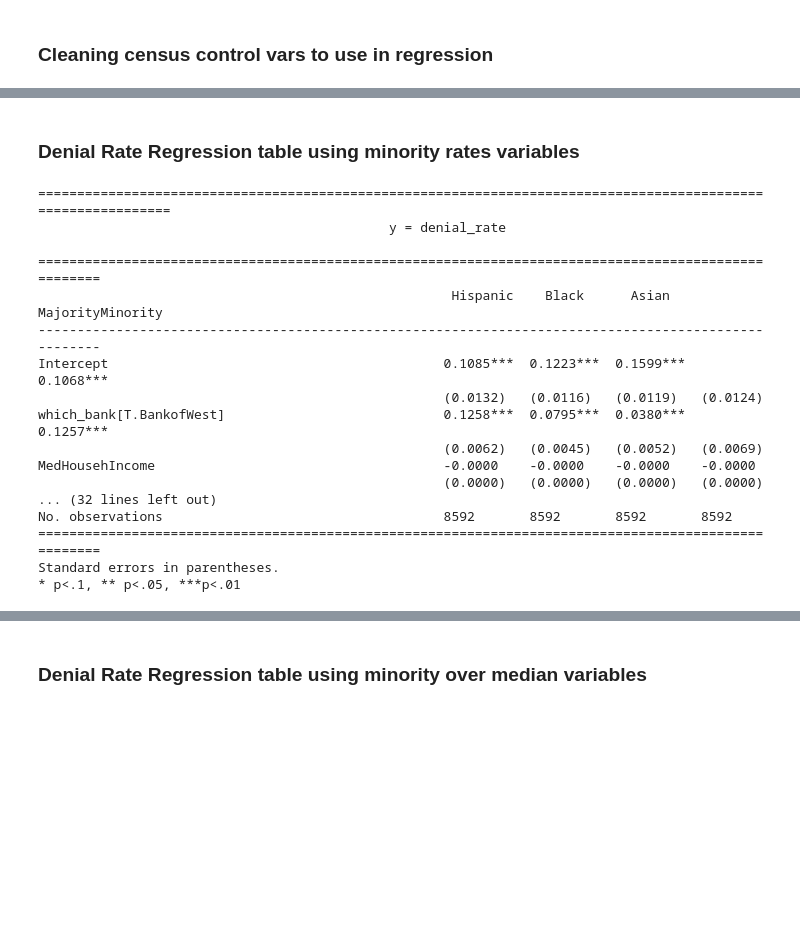
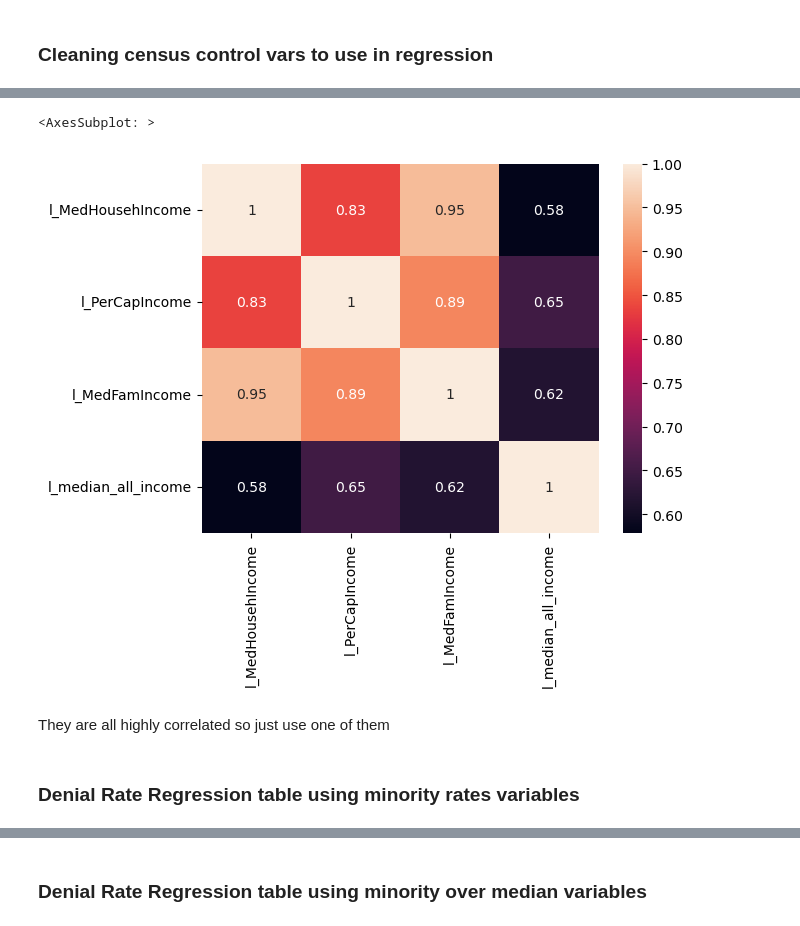
Before and after one commit to LeDataSciFi/FinTech-Capstone-2023, a Jupyter notebook: code/Regressions.ipynb, the cells around one changed output, grey strips where cells are left out. Saved outputs shown, nothing was run; the diff lists cells and outputs as text; code cells hidden in the pictures; blank space fills up the shorter version.

```diff
--- a/code/Regressions.ipynb
+++ b/code/Regressions.ipynb
@@ -149,6 +159,7 @@ bank_tract_full[cols_to_clean].describe()
 bank_tract_full["hisp_rate"].fillna(0, inplace=True)
 bank_tract_full["black_rate"].fillna(0, inplace=True)
 bank_tract_full["asian_rate"].fillna(0, inplace=True)
+bank_tract_full["white_rate"].fillna(0, inplace=True)
 
 #Change the name of the Med.HousehIncome variable
 bank_tract_full.rename(columns={"Med.HousehIncome":"MedHousehIncome", "PerCap.Income" : "PerCapIncome", "Med.FamIncome":"MedFamIncome"}, inplace=True)
@@ -166,3 +179,21 @@ which_bank           18680
 median_all_income    13435
 mean_LTV             13833
 dtype: int64
+# %%
+# Logging census control vars
+bank_tract_full["l_MedHousehIncome"] = np.log(1+bank_tract_full["MedHousehIncome"])
+bank_tract_full["l_PerCapIncome"] = np.log(1+bank_tract_full["PerCapIncome"])
+bank_tract_full["l_MedFamIncome"] = np.log(1+bank_tract_full["MedFamIncome"])
+bank_tract_full["l_median_all_income"] = np.log(1+bank_tract_full["median_all_income"])
+#bank_tract_full["l_RatioIncomeToPovertyLevel"] = np.log(1+bank_tract_full["RatioIncomeToPovertyLevel"])
+
+cols = ["l_MedHousehIncome", "l_PerCapIncome", "l_MedFamIncome", "l_median_all_income"]
+
+# Compute the correlation matrix
+corr_matrix = bank_tract_full[cols].corr()
+sns.heatmap(corr_matrix, annot = True)
+# %% [output]
+<AxesSubplot: >
+[figure, added]
+# %% [markdown]
+They are all highly correlated so just use one of them
@@ -169,57 +204,2 @@ dtype: int64
 # %% [markdown]
 ### Denial Rate Regression table using minority rates variables
-# %%
-census_tract_vars = ["MedHousehIncome", "PerCapIncome", "MedFamIncome"]
-bank_tract_vars = ["median_all_income", "mean_LTV"]
-results = []
-x_vars = ['hisp_rate','black_rate','asian_rate',"major_minority"]
-
-for v in x_vars :
-    formula = f"denial_rate ~ {v} * which_bank + {'+'.join(census_tract_vars)} + {'+'.join(bank_tract_vars)}"
-    #print(formula)
-    results.append(
-        smf.ols(formula,data=bank_tract_full.query("tract_denial_count == 2")).fit()
-    )
-
-# now I'll format an output table
-# I'd like to include extra info in the table (not just coefficients)
-info_dict={'R-squared' : lambda x: f"{x.rsquared:.2f}",
-           'Adj R-squared' : lambda x: f"{x.rsquared_adj:.2f}",
-           'No. observations' : lambda x: f"{int(x.nobs):d}"}
-
-# instead of having a row for each minority vairable, combine into one row, column labels will distinguish
-# create custom variable labels for the variables you want to combine
-varlabels = {v:'High Minority' for v in x_vars}
-
-print('='*110)
-print('                                             y = denial_rate')
-
-# This summary col function combines a bunch of regressions into one nice table
-print(summary_col(results=results,
-                  float_format='%0.4f',
-                  stars = True,
-                  model_names=["Hispanic", "Black", "Asian", "MajorityMinority"],
-                  #varlabels = varlabels,
-                  info_dict=info_dict,
-                  regressor_order=[ 'Intercept', "High Minority", "which_bank[T.BankofWest]", "High Minority:which_bank[T.BankofWest]",
-                                 "MedHousehIncome", "PerCapIncome", "MedFamIncome", "median_all_income", "mean_LTV"]
-                  )
-     )
-# %% [output]
-==============================================================================================================
-                                             y = denial_rate
-
-=====================================================================================================
-                                                     Hispanic    Black      Asian    MajorityMinority
------------------------------------------------------------------------------------------------------
-Intercept                                           0.1085***  0.1223***  0.1599***  0.1068***
-                                                    (0.0132)   (0.0116)   (0.0119)   (0.0124)
-which_bank[T.BankofWest]                            0.1258***  0.0795***  0.0380***  0.1257***
-                                                    (0.0062)   (0.0045)   (0.0052)   (0.0069)
-MedHousehIncome                                     -0.0000    -0.0000    -0.0000    -0.0000
-                                                    (0.0000)   (0.0000)   (0.0000)   (0.0000)
-... (32 lines left out)
-No. observations                                    8592       8592       8592       8592
-=====================================================================================================
-Standard errors in parentheses.
-* p<.1, ** p<.05, ***p<.01
```
Also changed, not shown: parts of 22 cells of this notebook, 11 other files.
